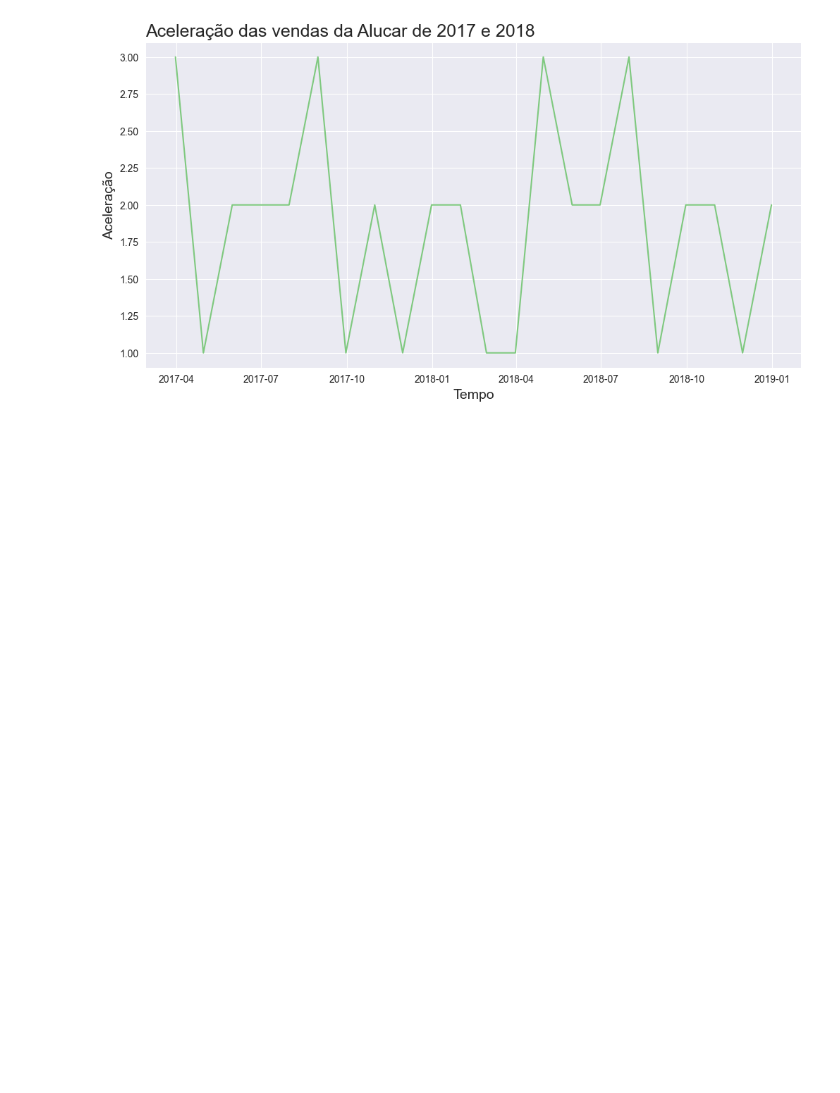
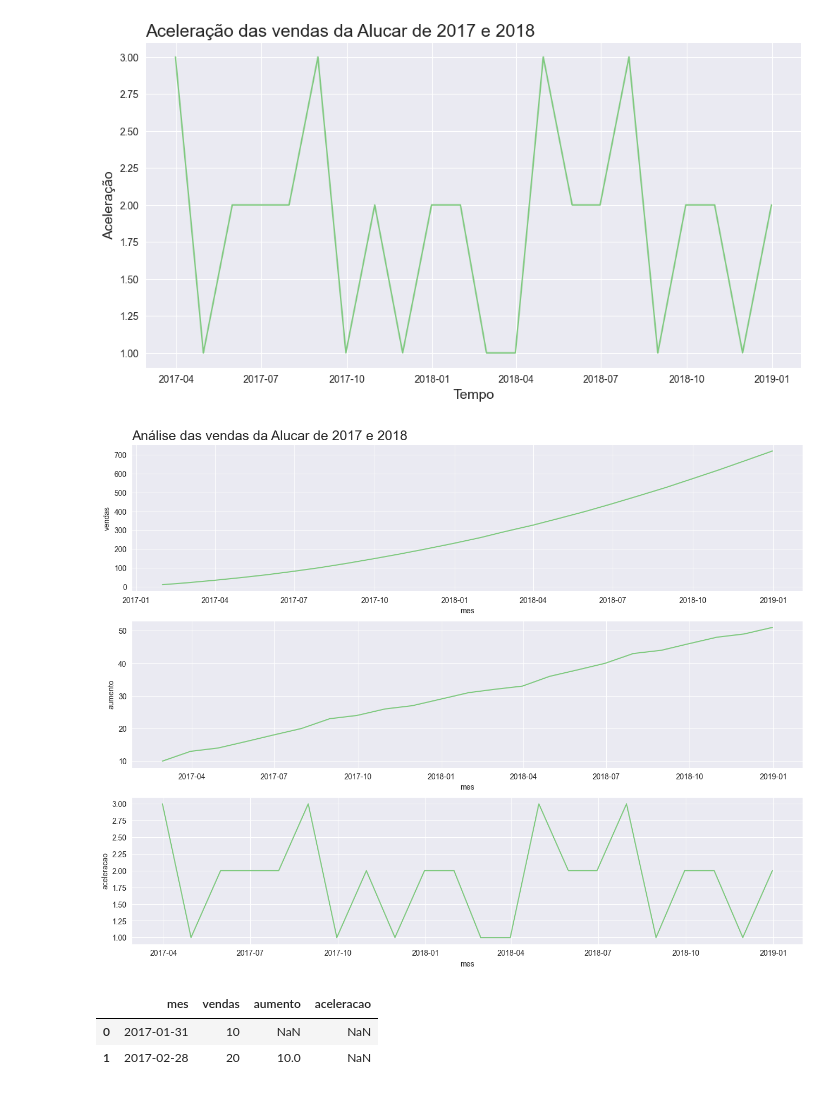
Before and after one commit to uiara/estudando_alura, a Jupyter notebook: Análise de Series Temporais/time_series.ipynb, the cells around one changed output. Drawn from its saved outputs; the diff is of its cells as text; code cells hidden in the pictures; blank space fills up the shorter version.

```diff
--- a/Análise de Series Temporais/time_series.ipynb
+++ b/Análise de Series Temporais/time_series.ipynb
@@ -3,7 +3,7 @@
 # %%
 import pandas as pd
 # %%
-alucar = pd.read_csv('Análise de Series Temporais/alucar.csv')
+alucar = pd.read_csv('alucar.csv')
 # %%
 alucar.info()
 # %% [output]
@@ -97,3 +97,19 @@ alucar['aceleracao'] = alucar['aumento'].diff()
 plotar ('Aceleração das vendas da Alucar de 2017 e 2018', 'Tempo', 'Aceleração', 'mes','aceleracao', alucar)
 # %% [output]
 [figure]
+# %%
+def plot_comparacao(x, y1, y2, y3, dataset, titulo):
+    plt.figure(figsize=(16,12))
+    ax = plt.subplot(3,1,1)
+    ax.set_title(titulo,fontsize=18, loc='left')
+    sns.lineplot(x=x, y=y1, data=dataset)
+    plt.subplot(3,1,2)
+    sns.lineplot(x=x, y=y2, data=dataset)
+    plt.subplot(3,1,3)
+    sns.lineplot(x=x, y=y3, data=dataset)
+    ax=ax
+# %%
+plot_comparacao('mes', 'vendas', 'aumento', 'aceleracao',
+                alucar, 'Análise das vendas da Alucar de 2017 e 2018')
+# %% [output]
+[figure, added]
@@ -99,0 +118,6 @@ plotar ('Aceleração das vendas da Alucar de 2017 e 2018', 'Tempo', 'Aceleraç
+# %%
+alucar.head(2)
+# %% [output]
+|  | mes | vendas | aumento | aceleracao |
+| 0 | 2017-01-31 | 10 | NaN | NaN |
+| 1 | 2017-02-28 | 20 | 10.0 | NaN |
```
Also changed, not shown: parts of 13 cells of this notebook, 6 other files.
